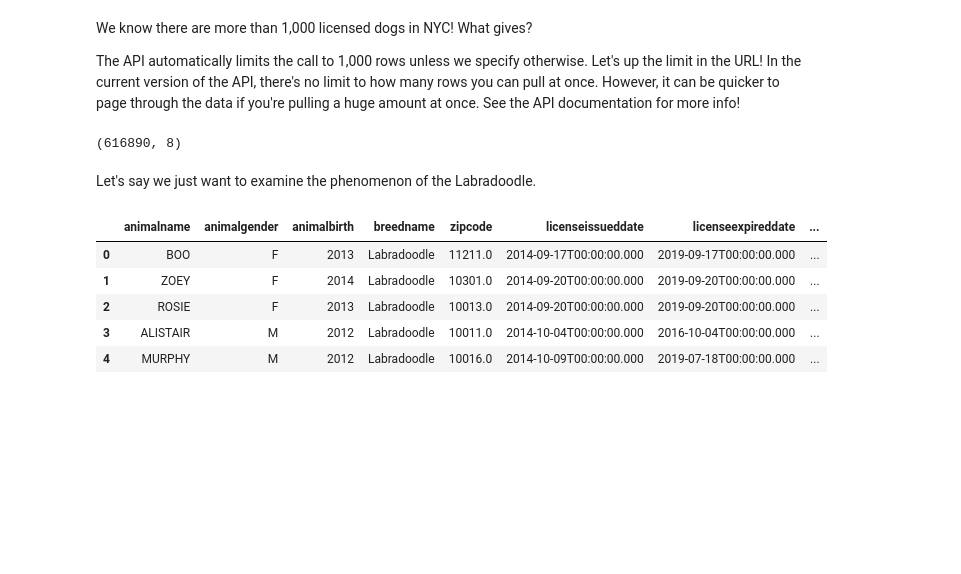
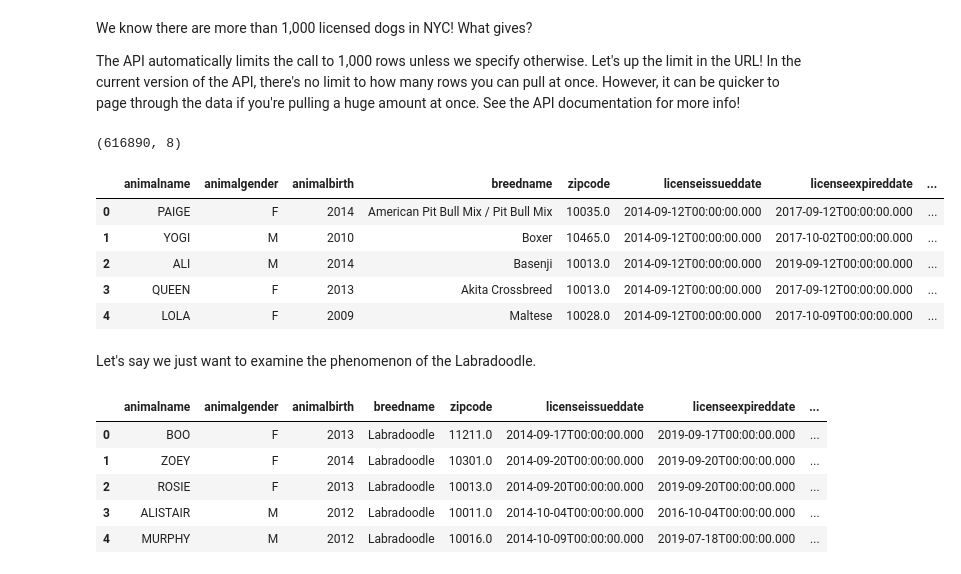
Before and after one commit to tharma3/school_of_data_24, a Jupyter notebook: OpenSourceAPIs_SOD.ipynb, the cells around one changed output. Cells and saved outputs as stored; diff of their text form; code cells hidden in the pictures; blank space fills up the shorter version.

```diff
--- a/OpenSourceAPIs_SOD.ipynb
+++ b/OpenSourceAPIs_SOD.ipynb
@@ -296,6 +312,15 @@ dog_licenses = pd.read_csv(dog_licenses_url, low_memory=False)
 dog_licenses.shape
 # %% [output]
 (616890, 8)
+# %%
+dog_licenses.head()
+# %% [output]
+|  | animalname | animalgender | animalbirth | breedname | zipcode | licenseissueddate | licenseexpireddate | ... |
+| 0 | PAIGE | F | 2014 | American Pit Bull Mix / Pit Bull Mix | 10035.0 | 2014-09-12T00:00:00.000 | 2017-09-12T00:00:00.000 | ... |
+| 1 | YOGI | M | 2010 | Boxer | 10465.0 | 2014-09-12T00:00:00.000 | 2017-10-02T00:00:00.000 | ... |
+| 2 | ALI | M | 2014 | Basenji | 10013.0 | 2014-09-12T00:00:00.000 | 2019-09-12T00:00:00.000 | ... |
+| 3 | QUEEN | F | 2013 | Akita Crossbreed | 10013.0 | 2014-09-12T00:00:00.000 | 2017-09-12T00:00:00.000 | ... |
+| 4 | LOLA | F | 2009 | Maltese | 10028.0 | 2014-09-12T00:00:00.000 | 2017-10-09T00:00:00.000 | ... |
 # %% [markdown]
 Let's say we just want to examine the phenomenon of the Labradoodle.
 # %%
```
Also changed, not shown: parts of 18 cells of this notebook.
